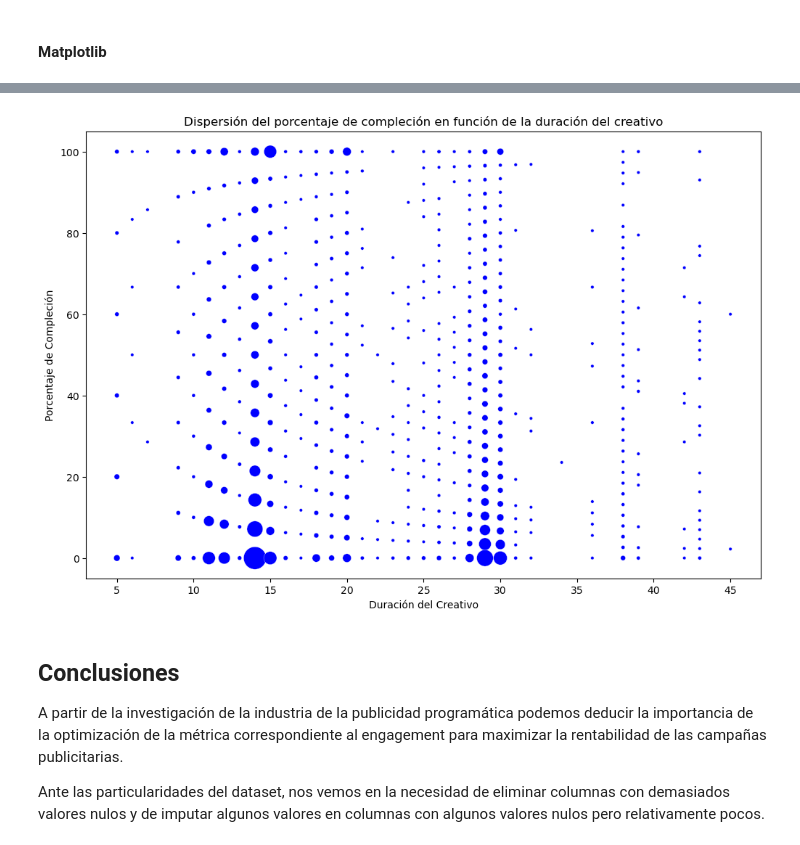
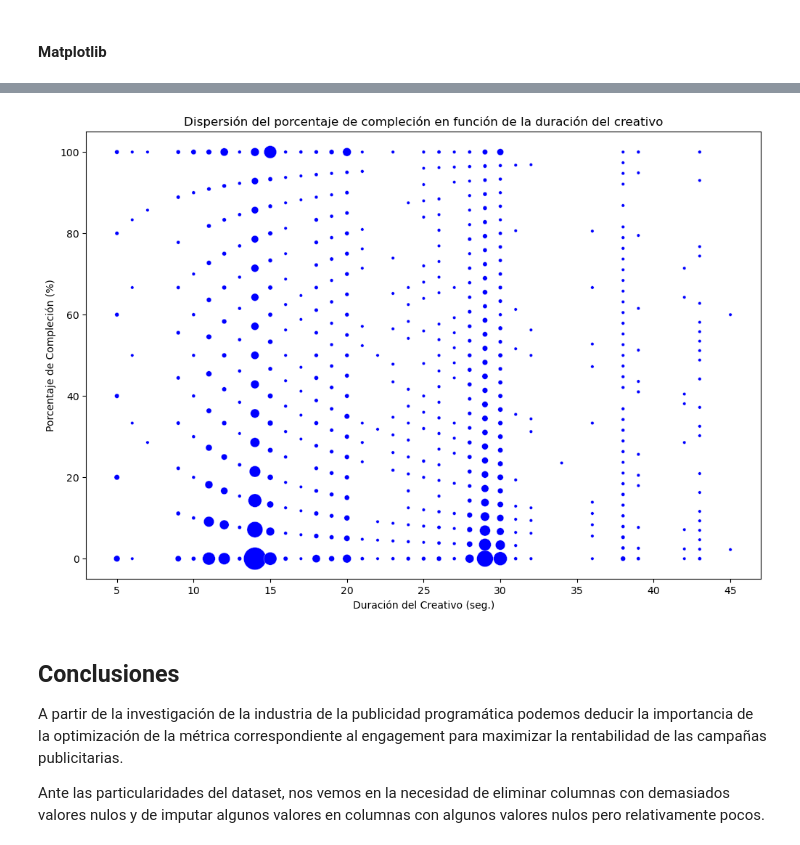
Before and after one commit to garcia-damian/Data-Science-Fundamentals, a Jupyter notebook: ProyectoDS_ParteI_García_Damián.ipynb, the cells around one changed output, grey strips where cells are left out. Drawn from its saved outputs; the diff is of its cells as text; code cells hidden in the pictures.

```diff
--- a/ProyectoDS_ParteI_García_Damián.ipynb
+++ b/ProyectoDS_ParteI_García_Damián.ipynb
@@ -480,29 +480,29 @@ plt.show()
 # %%
 frequency_df['sizes'] = sizes
 
 # Crear la figura y el eje
 fig, ax = plt.subplots(figsize=(12, 8))
 
 # Crear el scatterplot con Seaborn
 sns.scatterplot(
     data=frequency_df,
     x='creative_duration',
     y='completion_percentage',
     size='sizes',
     legend=False,
     sizes=(min_size, max_size),
     color='blue'  # Establecer un solo color para todos los puntos
 )
 
 # Establecer etiquetas y título
 ax.set_title('Dispersión del porcentaje de compleción en función de la duración del creativo')
-ax.set_xlabel('Duración del Creativo')
-ax.set_ylabel('Porcentaje de Compleción')
+ax.set_xlabel('Duración del Creativo (seg.)')
+ax.set_ylabel('Porcentaje de Compleción (%)')
 
 # Mostrar el gráfico
 plt.show()
 # %% [output]
-[figure, old version]
+[figure, new version]
 # %% [markdown]
 ## Conclusiones
 
```
Also changed, not shown: parts of 8 cells of this notebook.
